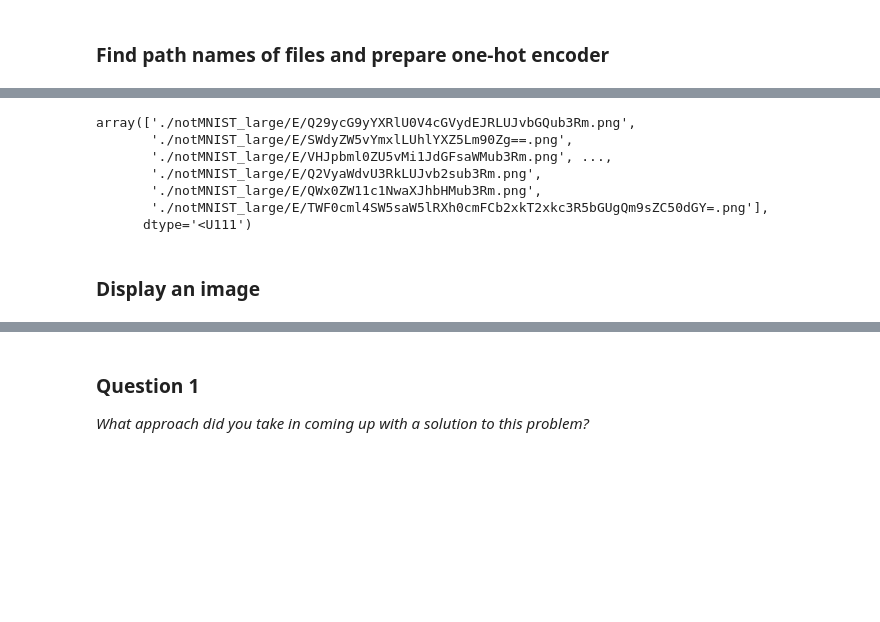
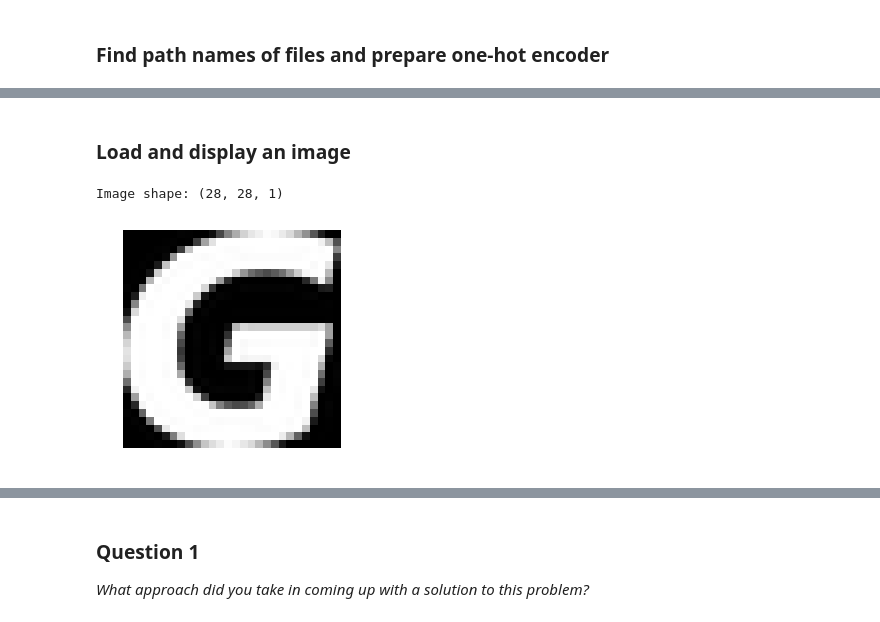
Before and after one commit to dangall/Udacity-Machine-Learning-Nanodegree, a Jupyter notebook: P5b_optional_digit_recognition/digit_recognition.ipynb, the cells around one changed output, grey strips where cells are left out. Saved outputs shown, nothing was run; the diff lists cells and outputs as text; code cells hidden in the pictures; blank space fills up the shorter version.

Commit message:
feat: Set up neural network and overfit on a batch

```diff
--- a/P5b_optional_digit_recognition/digit_recognition.ipynb
+++ b/P5b_optional_digit_recognition/digit_recognition.ipynb
@@ -111,4 +112,9 @@ def one_hot_encode(list_of_letters):
 # We now flatten the lists of path names
 training_pathnames = np.array(sum(training_pathnames, []))
 testing_pathnames = np.array(sum(testing_pathnames, []))
+
+# When trainig, we don't want theimages to be ordered. Therefore, we take a
+# random permutation of their order.
+np.random.seed(42)
+training_pathnames = np.random.permutation(training_pathnames)
 # %% [markdown]
@@ -167,12 +214,2 @@ batch_indices = [dalist[ii: ii+batch_size] for ii in range(0, len(dalist), batch
-# %%
-np.array(training_pathnames)[batch_indices[0]]
-# %% [output]
-array(['./notMNIST_large/E/Q29ycG9yYXRlU0V4cGVydEJRLUJvbGQub3Rm.png',
-       './notMNIST_large/E/SWdyZW5vYmxlLUhlYXZ5Lm90Zg==.png',
-       './notMNIST_large/E/VHJpbml0ZU5vMi1JdGFsaWMub3Rm.png', ...,
-       './notMNIST_large/E/Q2VyaWdvU3RkLUJvb2sub3Rm.png',
-       './notMNIST_large/E/QWx0ZW11c1NwaXJhbHMub3Rm.png',
-       './notMNIST_large/E/TWF0cml4SW5saW5lRXh0cmFCb2xkT2xkc3R5bGUgQm9sZC50dGY=.png'],
-      dtype='<U111')
 # %% [markdown]
-### Display an image
+### Load and display an image
@@ -187,0 +216,32 @@ def display_image(imagearray):
+# %%
+def load_training_data(batch_number, image_numbers=[]):
+    """
+    Loads the training data from files. It is possible to specify an interval
+    of images to load, or by defauly load th entire batch.
+    """
+    if image_numbers == []:
+        return np.load("./training_data/training_images_batch" + str(batch_number) + ".npy")
+    else:
+        return np.load("./training_data/training_images_batch" + str(batch_number) + ".npy")[image_numbers]
+
+def load_training_labels(batch_number, image_numbers=[]):
+    """
+    Loads the training data from files. It is possible to specify an interval
+    of images to load, or by defauly load th entire batch.
+    """
+    if image_numbers == []:
+        return np.load("./training_data/training_labels_batch" + str(batch_number) + ".npy")
+    else:
+        return np.load("./training_data/training_labels_batch" + str(batch_number) + ".npy")[image_numbers]
+
+def display_image(imagearray):
+    array_to_plot = imagearray.reshape((imagearray.shape[0], imagearray.shape[1]))
+    print("Image shape: {}".format(imagearray.shape))
+    plt.imshow(array_to_plot, cmap="gray")
+    plt.axis("off")
+    plt.show()
+
+display_image(load_training_data(0)[0])
+# %% [output]
+Image shape: (28, 28, 1)
+[figure, added]
```
Also changed, not shown: parts of 29 cells of this notebook.
